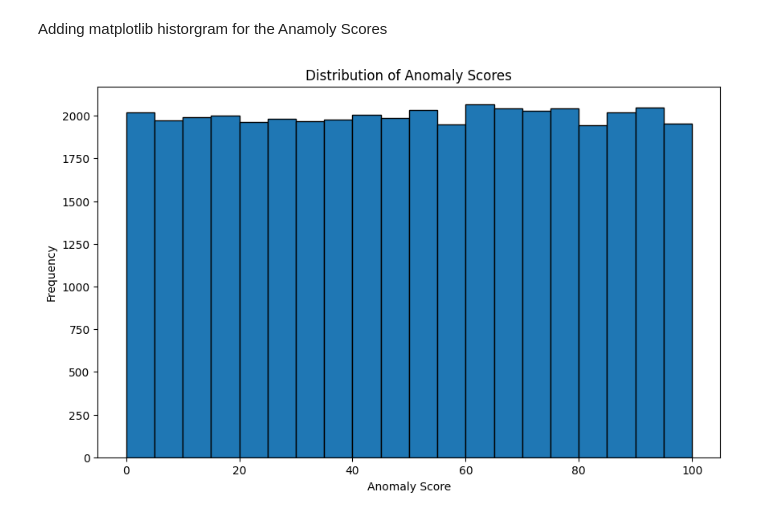
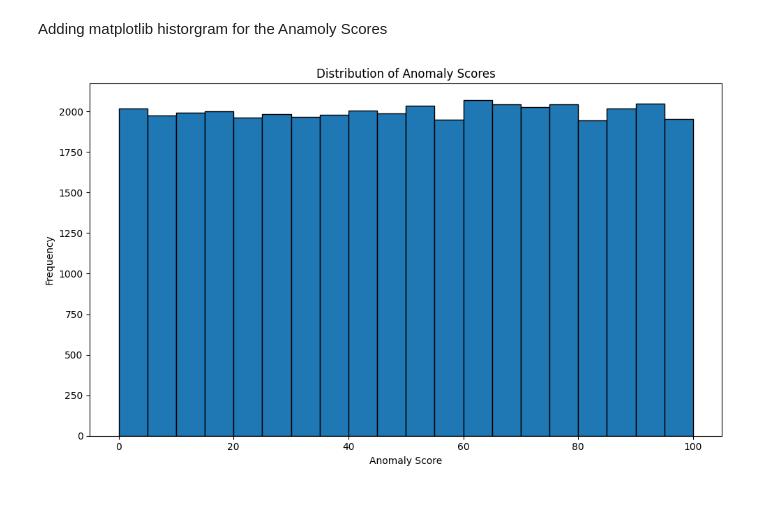
Before and after one commit to mateolfig/cis4930-sp26-project-group-06, a Jupyter notebook: notebooks/analysis.ipynb, the cells around one changed output. Cells and saved outputs as stored; diff of their text form; code cells hidden in the pictures.

Commit message:
add historgram image

```diff
--- a/notebooks/analysis.ipynb
+++ b/notebooks/analysis.ipynb
@@ -93,9 +93,11 @@ Adding matplotlib historgram for the Anamoly Scores
 # %%
 fig, ax = plt.subplots(figsize=(10, 6))
 ax.hist(df['Anomaly Scores'], bins=20, edgecolor='black')
 ax.set_title('Distribution of Anomaly Scores')
 ax.set_xlabel('Anomaly Score')
 ax.set_ylabel('Frequency')
+plt.tight_layout()
+fig.savefig("../figures/anomaly_scores_histogram.png", dpi=300)
 plt.show()
 # %% [output]
-[figure, old version]
+[figure, new version]
```
Also changed, not shown: parts of 1 cell of this notebook.
